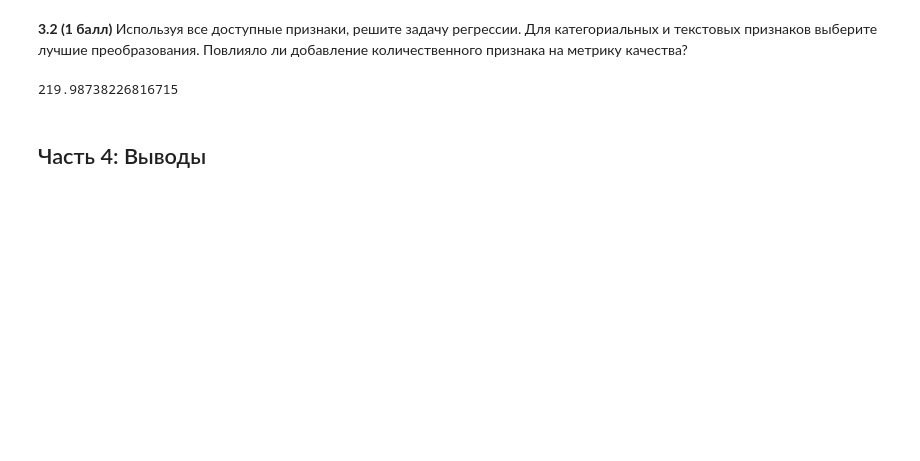
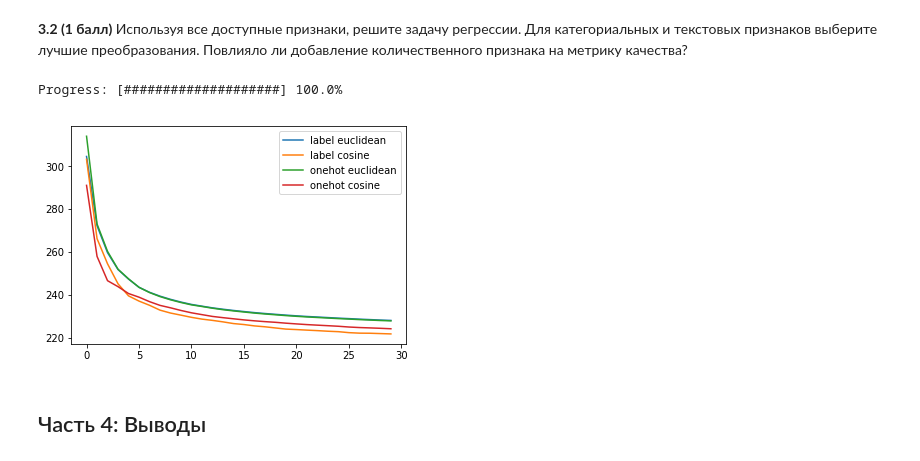
Before and after one commit to GHopperMSK/lmsu-homework, a Jupyter notebook: airbnb/homework-practice-02.ipynb, the cells around one changed output. Saved outputs shown, nothing was run; the diff lists cells and outputs as text; code cells hidden in the pictures; blank space fills up the shorter version.

```diff
--- a/airbnb/homework-practice-02.ipynb
+++ b/airbnb/homework-practice-02.ipynb
@@ -674,47 +677,72 @@ Progress: [####################] 100.0%
 <b>3.2 (1 балл)</b> Используя все доступные признаки, решите задачу регрессии. Для категориальных и текстовых признаков выберите лучшие преобразования. Повлияло ли добавление количественного признака на метрику качества?
 # %%
 # Ваш код здесь
-
-# TODO: test OneHotEncoding
-
 labelencoder = LabelEncoder()
+onehotencoder = OneHotEncoder()
 
 X_train['neighbourhood_group_encoded'] = labelencoder.fit_transform(X_train['neighbourhood_group'])
 X_train['neighbourhood_encoded'] = labelencoder.fit_transform(X_train['neighbourhood'])
 X_train['room_type_encoded'] = labelencoder.fit_transform(X_train['room_type'])
 
 X_test['neighbourhood_group_encoded'] = labelencoder.fit_transform(X_test['neighbourhood_group'])
 X_test['neighbourhood_encoded'] = labelencoder.fit_transform(X_test['neighbourhood'])
 X_test['room_type_encoded'] = labelencoder.fit_transform(X_test['room_type'])
 
 vectorizer_train = sp.sparse.hstack( \
-    (vectorizer.fit_transform(X_train['text']), \
+    (tfidf_transformer.fit_transform(vectorizer.fit_transform(X_train['text'])), \
      X_train[numberCols + ['neighbourhood_group_encoded', 'neighbourhood_encoded', 'room_type_encoded']].values, \
     ), format='csr' \
 )
 
 vectorizer_test = sp.sparse.hstack( \
-    (vectorizer.transform(X_test['text']), \
+    (tfidf_transformer.transform(vectorizer.transform(X_test['text'])), \
      X_test[numberCols + ['neighbourhood_group_encoded', 'neighbourhood_encoded', 'room_type_encoded']].values, \
     ), format='csr' \
 )
 
-k_max = 65
+vectorizer_train_onehot = sp.sparse.hstack( \
+    (tfidf_transformer.fit_transform(vectorizer.fit_transform(X_train['text'])), \
+     X_train[numberCols].values, \
+     onehotencoder.fit_transform(X_train['neighbourhood_group'].values.reshape(-1, 1)), \
+    ), format='csr' \
+)
+
+vectorizer_test_onehot = sp.sparse.hstack( \
+    (tfidf_transformer.transform(vectorizer.transform(X_test['text'])), \
+     X_test[numberCols].values, \
+     onehotencoder.fit_transform(X_test['neighbourhood_group'].values.reshape(-1, 1)), \
+    ), format='csr' \
+)
+
+k_max = 30
+cur_bar_position = 0
+res_matrix_length = k_max * len(metrics_array) * 2
 metrics_array = ['euclidean', 'cosine']
-res = np.zeros(k_max * len(metrics_array)).reshape(k_max, len(metrics_array))
-for m in range(len(metrics_array)):
-    for k in range(0, k_max):
-        knnr = KNeighborsRegressor(n_neighbors = k + 1, metric = metrics_array[m], weights = 'distance')
-        knnr.fit(vectorizer_train, y_train)
-        pred = knnr.predict(vectorizer_test)
-        res[k][m] = np.sqrt(mean_squared_error(y_test, pred))
+res = np.zeros(res_matrix_length).reshape(k_max, len(metrics_array) * 2)
+process_bar_length = res_matrix_length
+cur_bar_position = 0
+update_progress(cur_bar_position / res_matrix_length)
+for t in range(len(['label', 'onehot'])):
+    for m in range(len(metrics_array)):
+        for k in range(0, k_max):
+            knnr = KNeighborsRegressor(n_neighbors = k + 1, metric = metrics_array[m], weights = 'distance')
+
+            if (t):
+                knnr.fit(vectorizer_train, y_train)
+                pred = knnr.predict(vectorizer_test)
+            else:
+                knnr.fit(vectorizer_train_onehot, y_train)
+                pred = knnr.predict(vectorizer_test_onehot)
+
+            res[k][(t * len(metrics_array)) + m] = np.sqrt(mean_squared_error(y_test, pred))
+            cur_bar_position = cur_bar_position + 1
+            update_progress(cur_bar_position / res_matrix_length)
 
 plt.plot(res)
-plt.legend(metrics_array, loc='upper right')
+plt.legend(['label euclidean', 'label cosine', 'onehot euclidean', 'onehot cosine'], loc='upper right')
 plt.show()
+# %% [output]
+Progress: [####################] 100.0%
+[figure, added]
-# %%
-np.min(res)
-# %% [output]
-219.98738226816715
 # %% [markdown]
 ## Часть 4: Выводы
```
Also changed, not shown: parts of 6 cells of this notebook.
